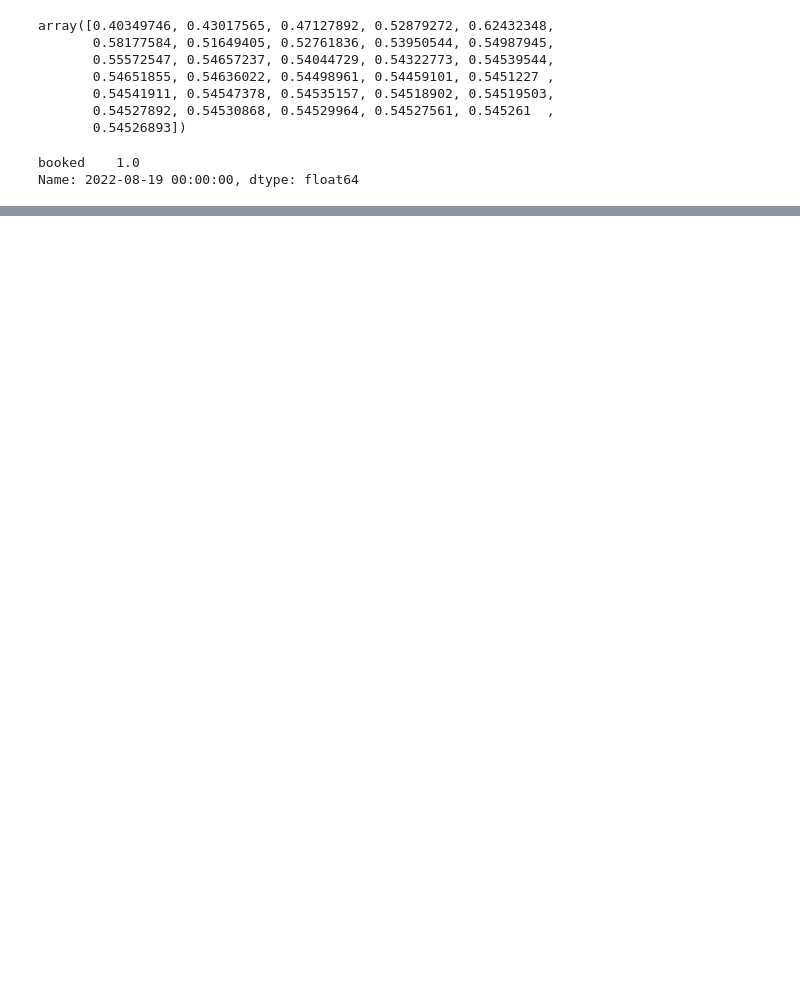
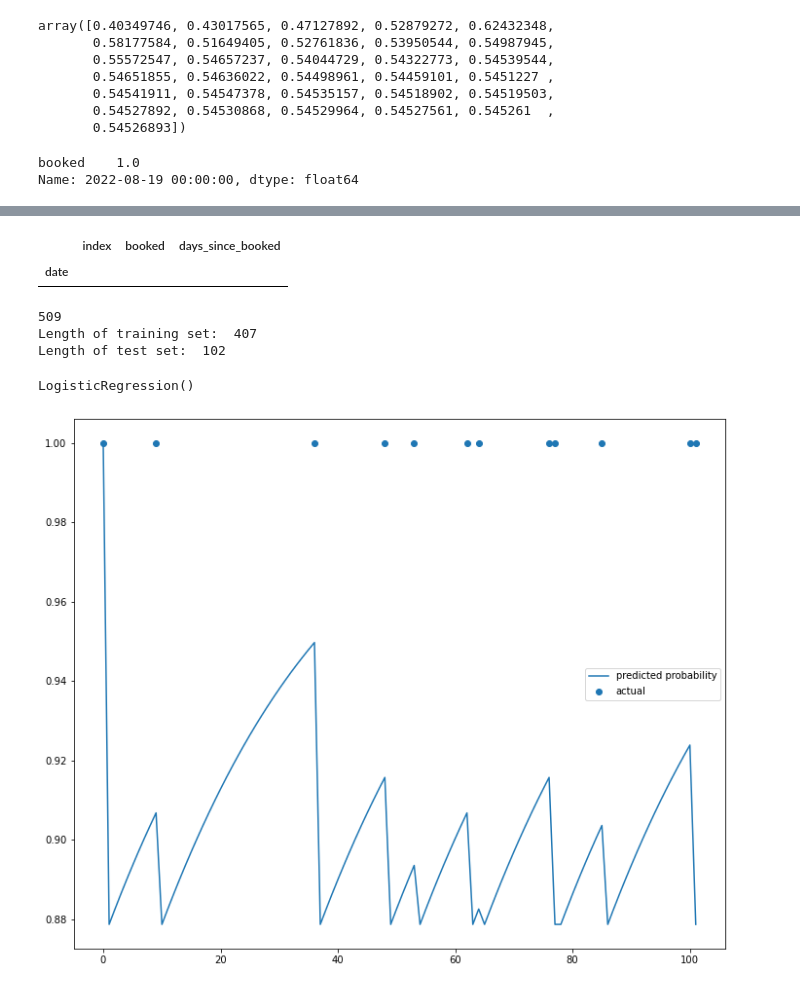
Before and after one commit to Fiskehandleren/LaundryAnalytics, a Jupyter notebook: Analysis.ipynb, the cells around one changed output, grey strips where cells are left out. Cells and saved outputs as stored; diff of their text form; code cells hidden in the pictures; blank space fills up the shorter version.

```diff
--- a/Analysis.ipynb
+++ b/Analysis.ipynb
@@ -116,0 +128,5 @@ plt.show()
+# %%
+df_rolling = pd.read_csv('bookings.csv', parse_dates=['date','start_time', 'end_time'], index_col=[0])
+df_rolling = df_rolling.drop(['start_time', 'end_time'], axis=1)
+df_rolling[df_rolling > 0] = 1
+df_rolling.head()
@@ -116,0 +141,10 @@ plt.show()
+# %%
+df_rolling = df_rolling.reset_index()
+df_rolling['days_since_booked'] = (df_rolling.date - np.roll(df_rolling.date, shift=1))
+df_rolling.days_since_booked = df_rolling.days_since_booked.apply(lambda x: x.days)
+# Change values of first row to 0
+df_rolling.days_since_booked.iloc[0] = 0
+df_rolling.rename(columns={'total_time_hours': 'booked'}, inplace=True)
+# drop first row
+df_rolling = df_rolling.drop(df_rolling.index[0])
+df_rolling.head()
@@ -116,0 +162,39 @@ plt.show()
+# %%
+df_rolling_filled_dates = df_rolling.set_index('date').resample('D').mean()
+# increment by 1 each day until the next booking
+for idx, row in df_rolling_filled_dates.iterrows():
+    if row.booked == 1:
+        counter = 1
+    else:
+        row.days_since_booked = counter
+        counter += 1
+df_rolling_filled_dates.replace(np.nan, 0, inplace=True)
+df_rolling_filled_dates.head(0)
+# %% [output]
+|  | index | booked | days_since_booked |
+| date |  |  |  |
+# %%
+lr = LogisticRegression()
+X, y = df_rolling_filled_dates.days_since_booked.values.reshape(-1, 1), df_rolling_filled_dates.booked.values.ravel()
+# split
+from sklearn.model_selection import train_test_split
+N = len(X)
+print(N)
+X_train, X_test, y_train, y_test = X[:int(N*0.8)], X[int(N*0.8):], y[:int(N*0.8)], y[int(N*0.8):]
+print('Length of training set: ', len(X_train))
+print('Length of test set: ', len(X_test))
+lr.fit(X_train, y_train)
+# %% [output]
+509
+Length of training set:  407
+Length of test set:  102
+LogisticRegression()
+# %%
+vals = np.arange(0, X_test.shape[0])
+plt.figure(figsize=(12, 10))
+plt.plot(vals, lr.predict_proba(X_test)[:, 0], label='predicted probability')
+plt.scatter(vals[y_test==1], y_test[y_test==1], label='actual')
+plt.legend()
+plt.show()
+# %% [output]
+[figure, added]
```
Also changed, not shown: parts of 9 cells of this notebook, 4 other files.
